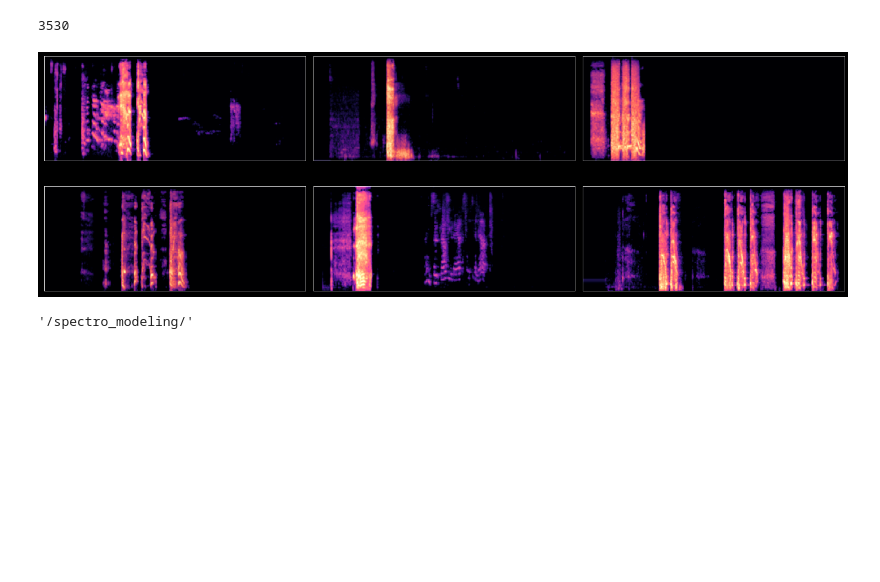
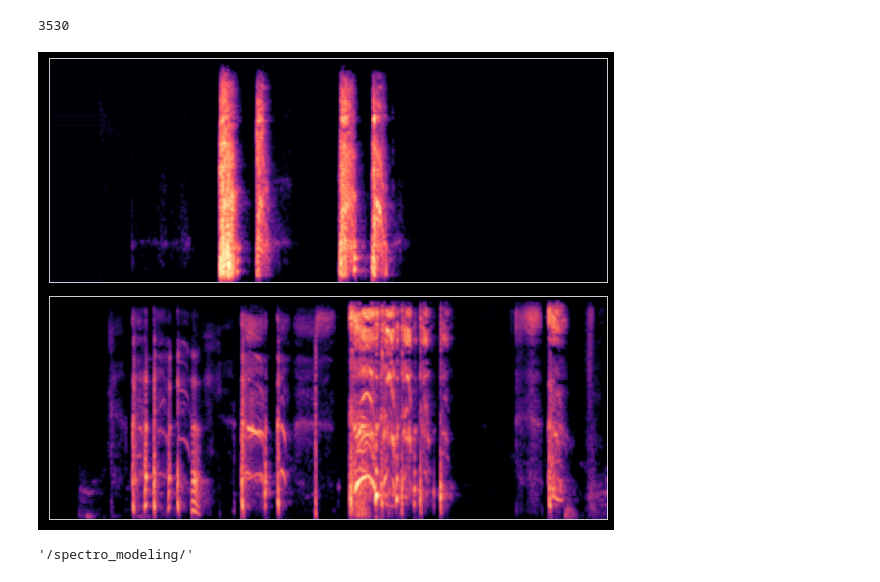
Before and after one commit to Lewis34cs/corona_audio, a Jupyter notebook: covid_proj.ipynb, the cells around one changed output. Cells and saved outputs as stored; diff of their text form; code cells hidden in the pictures; blank space fills up the shorter version.

```diff
--- a/covid_proj.ipynb
+++ b/covid_proj.ipynb
@@ -1738,0 +1754,13 @@ target_audio
+# %%
+target_rate = 48000
+i = 0
+for status in os.listdir(audio_base_folder):
+  address = audio_base_folder + status
+  for audiof in os.listdir(address):
+    audio_address = address + '/' + audiof
+    song = AudioSegment.from_mp3(audio_address)
+    if song.frame_rate != target_rate:
+      i += 1
+    else:
+      continue
+print(f'Number of audio files that do not have a sample rate of 48000: {i}')
@@ -3676,9 +3978,9 @@ def display_images(source, amnt_to_display):
       # fitting the images closer together
       plt.tight_layout()
 # %%
-display_images('/aug_images/', amnt_to_display=6)
+display_images('/aug_images/', amnt_to_display=2)
 # %% [output]
-[figure, old version]
+[figure, new version]
 # %%
 # Making another copy of our spectrogram folder - we will use this one to model
 # with. We are going to add our augmentations into the minority class of the
```
Also changed, not shown: parts of 139 cells of this notebook.
